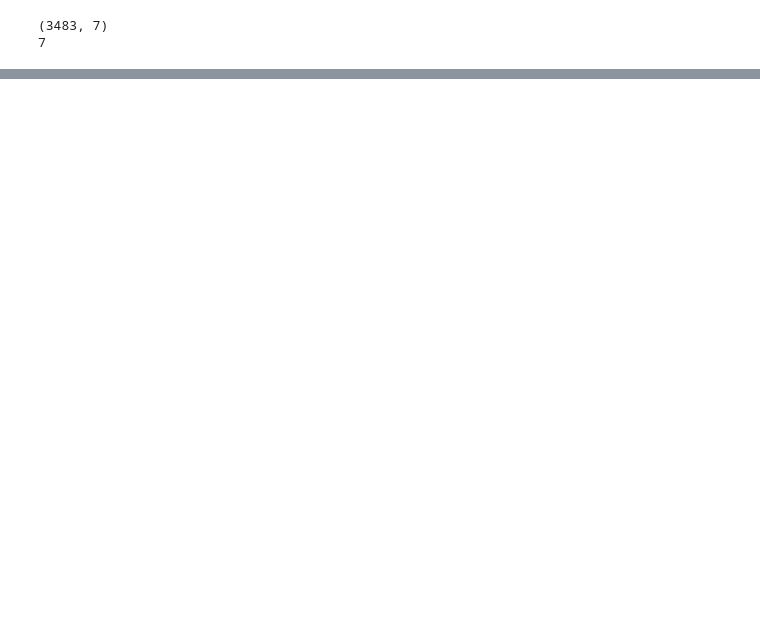
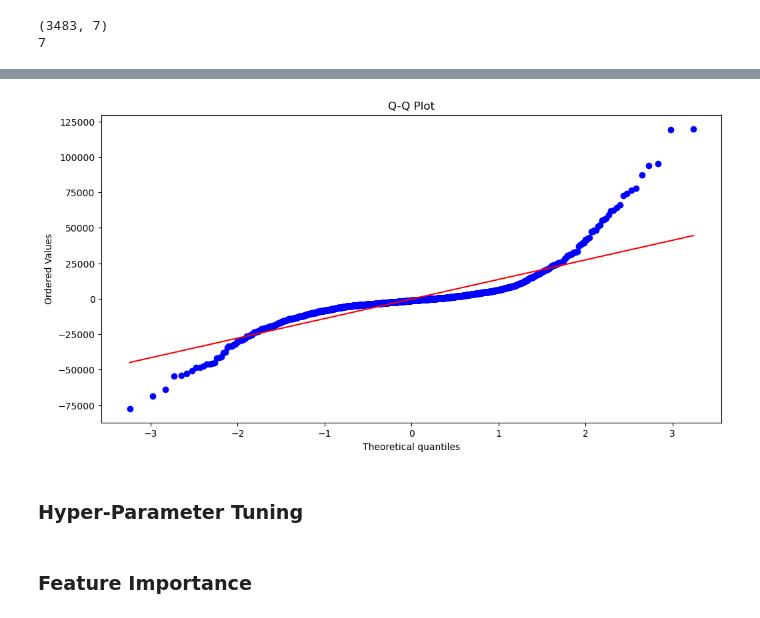
Before and after one commit to fudge-fantastic/Machine-Learning, a Jupyter notebook: House_Rent_Prediction/House-Rent-Prediction.ipynb, the cells around one changed output, grey strips where cells are left out. Saved outputs shown, nothing was run; the diff lists cells and outputs as text; code cells hidden in the pictures; blank space fills up the shorter version.

Commit message:
WIP HyperParameter Tuning

```diff
--- a/House_Rent_Prediction/House-Rent-Prediction.ipynb
+++ b/House_Rent_Prediction/House-Rent-Prediction.ipynb
@@ -389,0 +459,12 @@ The ADJ_R2S is 0.69
+# %%
+import scipy.stats as stats
+import pylab
+# Check for normality of residuals using a Q-Q plot
+plt.figure(figsize=(12, 6))
+stats.probplot(residuals, dist="norm", plot=pylab)
+pylab.title("Q-Q Plot")
+pylab.show()
+# %% [output]
+[figure, added]
+# %% [markdown]
+### Hyper-Parameter Tuning
@@ -389,0 +489,2 @@ The ADJ_R2S is 0.69
+# %% [markdown]
+### Feature Importance
```
Also changed, not shown: parts of 21 cells of this notebook, 1 other file.
